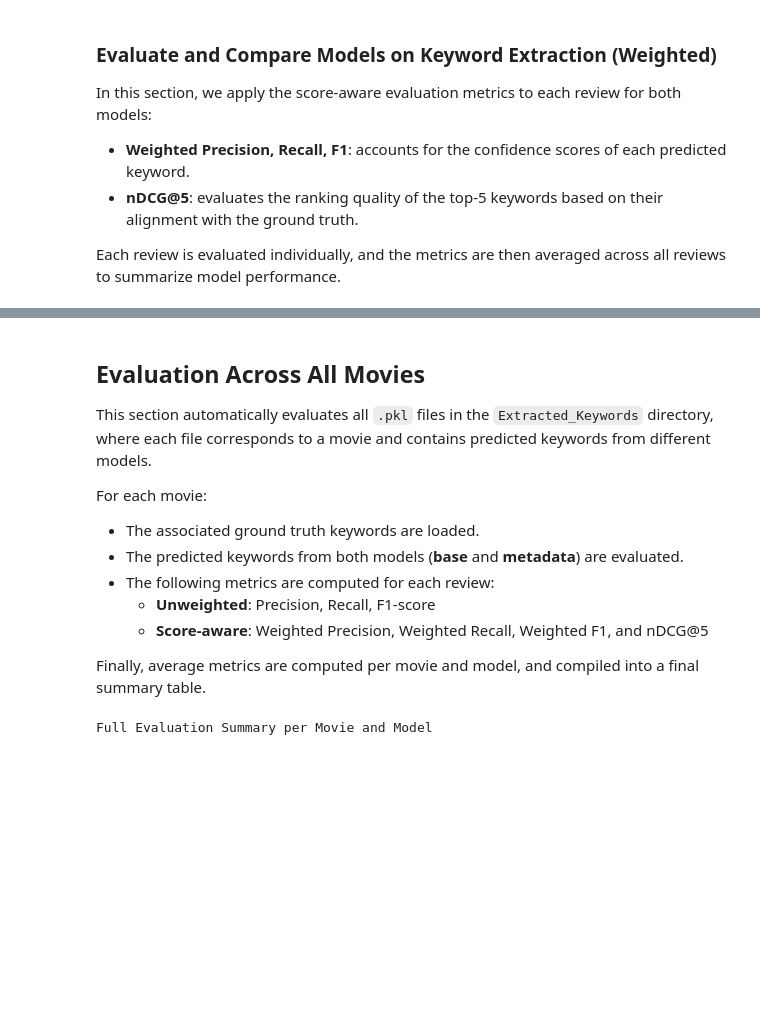
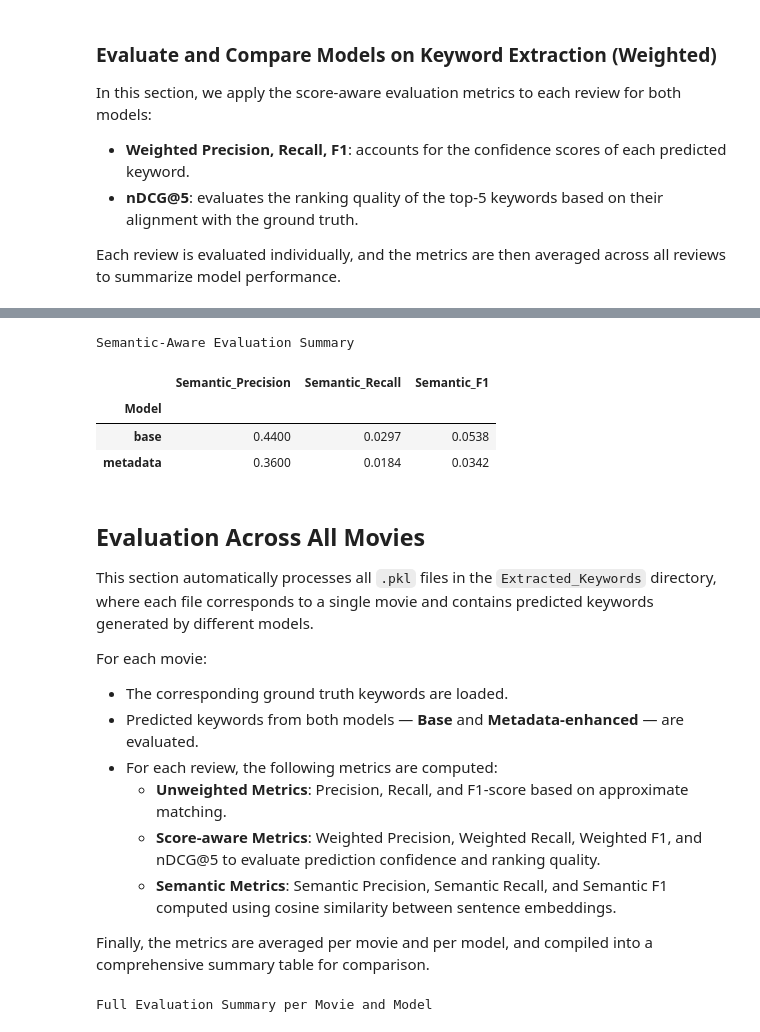
Before and after one commit to Manuele23/DNLP-KeyBert, a Jupyter notebook: Evaluation/evaluation_metadata.ipynb, the cells around one changed output, grey strips where cells are left out. Cells and saved outputs as stored; diff of their text form; code cells hidden in the pictures; blank space fills up the shorter version.

Commit message:
Added the semantic evaluation to metadata

```diff
--- a/Evaluation/evaluation_metadata.ipynb
+++ b/Evaluation/evaluation_metadata.ipynb
@@ -427,16 +537,61 @@ Score-Aware Evaluation Summary
+# %%
+from tqdm import tqdm
+import pandas as pd
+
+# Precompute GT keyword embeddings once per film
+gt_keywords = kw_ground_truth["Keyword"].tolist()
+gt_emb = embed_keywords(gt_keywords, device=device)
+
+models_to_evaluate = ["base", "metadata"]
+semantic_scores = []
+
+for model in models_to_evaluate:
+    all_precisions = []
+    all_recalls = []
+    all_f1s = []
+
+    for _, row in tqdm(selected_film.iterrows(), total=len(selected_film), desc=f"Semantic metrics - {model}"):
+        pred_col = f"keywords_{model}"
+        if pred_col in row and isinstance(row[pred_col], list):
+            pred_kw = [kw for kw, _ in row[pred_col] if isinstance(kw, str)]
+            precision, recall, f1 = compute_semantic_metrics(pred_kw, gt_emb, device=device)
+            all_precisions.append(precision)
+            all_recalls.append(recall)
+            all_f1s.append(f1)
+
+    if all_f1s:
+        semantic_scores.append({
+            "Model": model,
+            "Semantic_Precision": round(sum(all_precisions) / len(all_precisions), 4),
+            "Semantic_Recall": round(sum(all_recalls) / len(all_recalls), 4),
+            "Semantic_F1": round(sum(all_f1s) / len(all_f1s), 4)
+        })
+
+# Convert the semantic summary dictionary to a pandas DataFrame
+summary_df = pd.DataFrame(semantic_scores).set_index("Model")  # Use Model as index
+
+# Display the summary table
+summary_df.style.format(precision=4).set_caption("Semantic-Aware Evaluation Summary")
+# %% [output]
+Semantic-Aware Evaluation Summary
+|  | Semantic_Precision | Semantic_Recall | Semantic_F1 |
+| Model |  |  |  |
+| base | 0.4400 | 0.0297 | 0.0538 |
+| metadata | 0.3600 | 0.0184 | 0.0342 |
 # %% [markdown]
 ## Evaluation Across All Movies
 
-This section automatically evaluates all `.pkl` files in the `Extracted_Keywords` directory, where each file corresponds to a movie and contains predicted keywords from different models.
+This section automatically processes all `.pkl` files in the `Extracted_Keywords` directory, where each file corresponds to a single movie and contains predicted keywords generated by different models.
 
 For each movie:
-- The associated ground truth keywords are loaded.
-- The predicted keywords from both models (**base** and **metadata**) are evaluated.
-- The following metrics are computed for each review:
-  - **Unweighted**: Precision, Recall, F1-score
-  - **Score-aware**: Weighted Precision, Weighted Recall, Weighted F1, and nDCG@5
+- The corresponding ground truth keywords are loaded.
+- Predicted keywords from both models — **Base** and **Metadata-enhanced** — are evaluated.
+- For each review, the following metrics are computed:
+  - **Unweighted Metrics**: Precision, Recall, and F1-score based on approximate matching.
+  - **Score-aware Metrics**: Weighted Precision, Weighted Recall, Weighted F1, and nDCG@5 to evaluate prediction confidence and ranking quality.
+  - **Semantic Metrics**: Semantic Precision, Semantic Recall, and Semantic F1 computed using cosine similarity between sentence embeddings.
 
-Finally, average metrics are computed per movie and model, and compiled into a final summary table.
+Finally, the metrics are averaged per movie and per model, and compiled into a comprehensive summary table for comparison.
 # %%
 # Paths
 keywords_dir = "../Dataset/Extracted_Keywords/"
```
Also changed, not shown: parts of 12 cells of this notebook, 3 other files.
